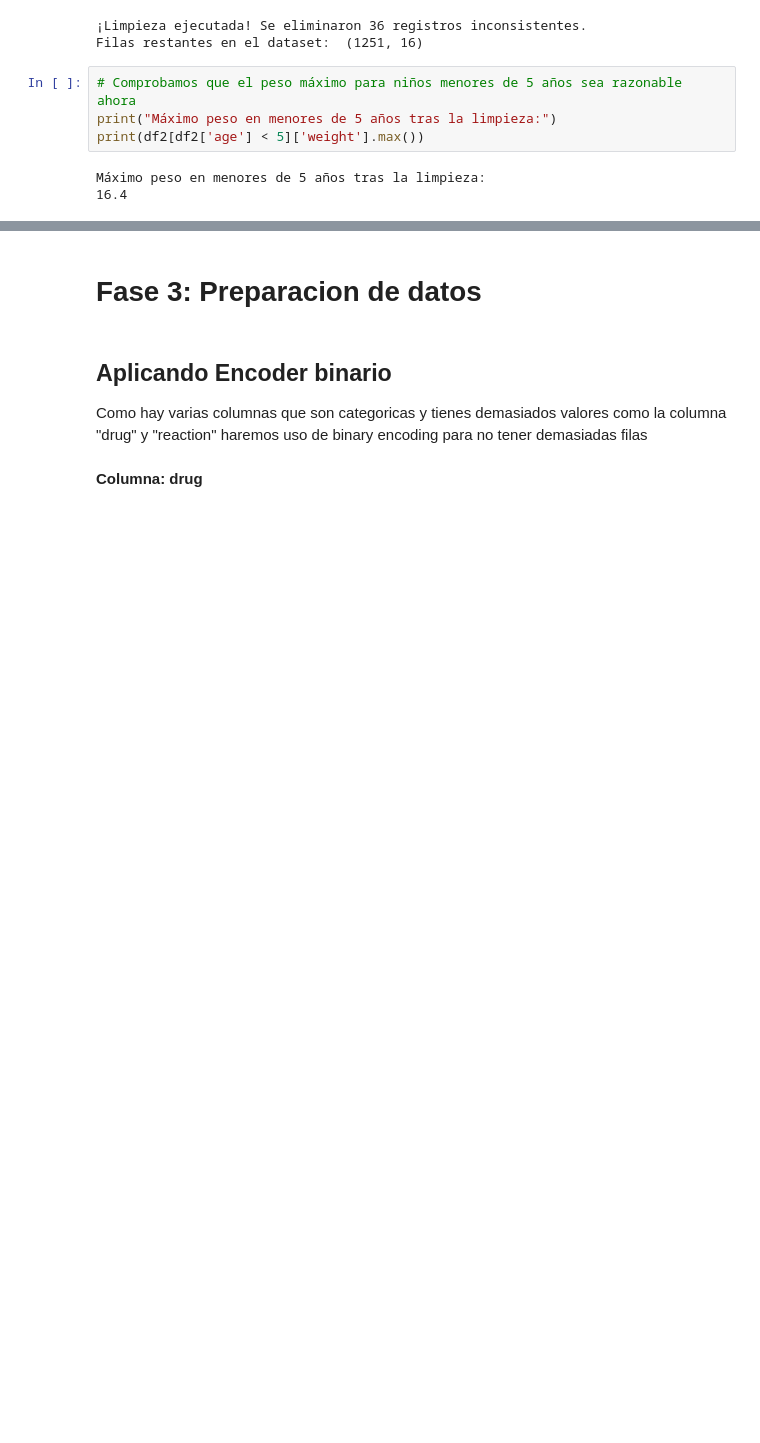
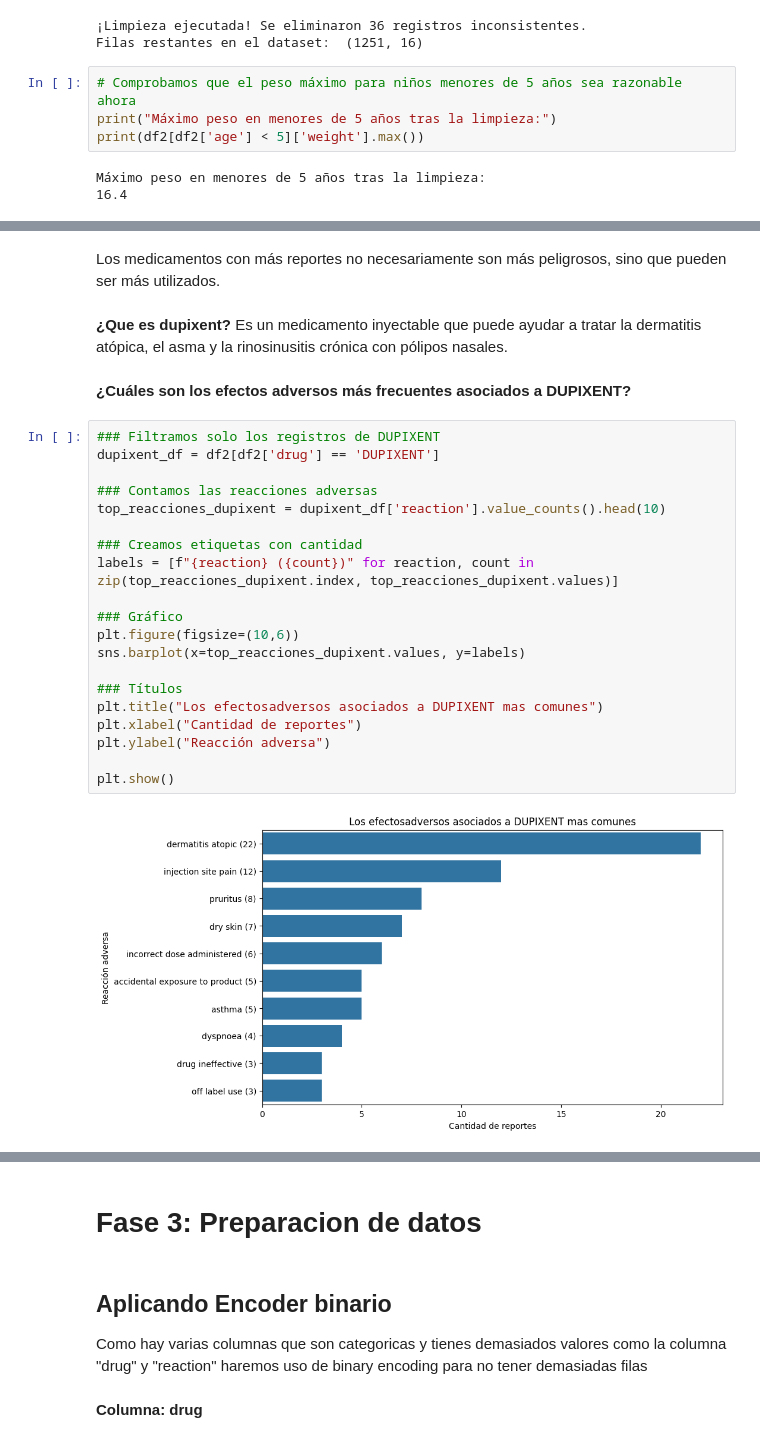
Before and after one commit to Ruhtenio/Mineria_Datos002D, a Jupyter notebook: Eventos_adversos_FDA.ipynb, the cells around one changed output, grey strips where cells are left out. Saved outputs shown, nothing was run; the diff lists cells and outputs as text; blank space fills up the shorter version.

```diff
--- a/Eventos_adversos_FDA.ipynb
+++ b/Eventos_adversos_FDA.ipynb
@@ -437,0 +485,29 @@ Aca haremos un pequeño para sacar algunas conclusiones exploratorias antes de c
+# %% [markdown]
+Los medicamentos con más reportes no necesariamente son más peligrosos, sino que pueden ser más utilizados.
+# %% [markdown]
+**¿Que es dupixent?**
+Es un medicamento inyectable que puede ayudar a tratar la dermatitis atópica, el asma y la rinosinusitis crónica con pólipos nasales.
+# %% [markdown]
+**¿Cuáles son los efectos adversos más frecuentes asociados a DUPIXENT?**
+# %%
+### Filtramos solo los registros de DUPIXENT
+dupixent_df = df2[df2['drug'] == 'DUPIXENT']
+
+### Contamos las reacciones adversas
+top_reacciones_dupixent = dupixent_df['reaction'].value_counts().head(10)
+
+### Creamos etiquetas con cantidad
+labels = [f"{reaction} ({count})" for reaction, count in zip(top_reacciones_dupixent.index, top_reacciones_dupixent.values)]
+
+### Gráfico
+plt.figure(figsize=(10,6))
+sns.barplot(x=top_reacciones_dupixent.values, y=labels)
+
+### Títulos
+plt.title("Los efectosadversos asociados a DUPIXENT mas comunes")
+plt.xlabel("Cantidad de reportes")
+plt.ylabel("Reacción adversa")
+
+plt.show()
+# %% [output]
+[figure, added]
```
Also changed, not shown: parts of 20 cells of this notebook.
